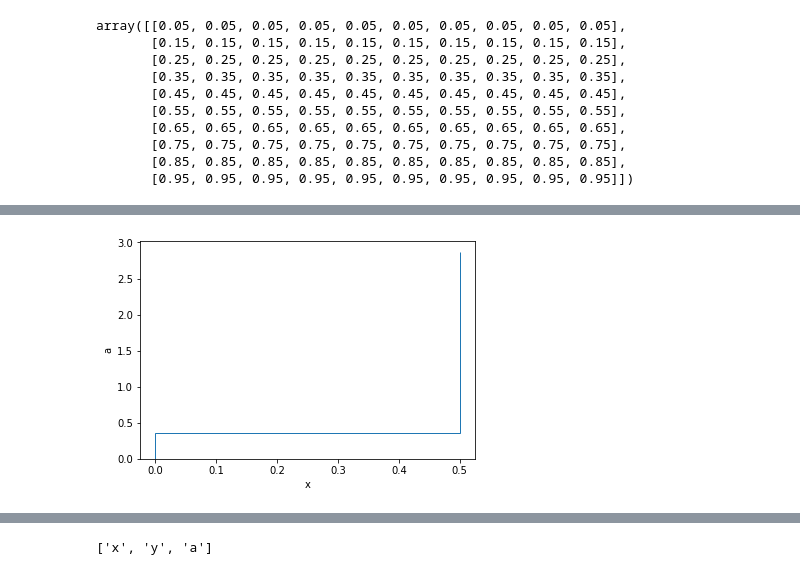
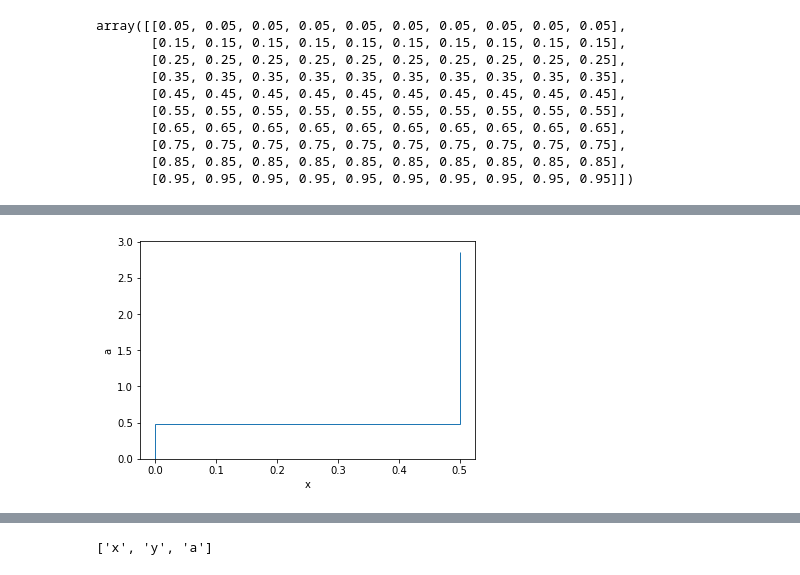
Before and after one commit to philippeller/dama, a Jupyter notebook: notebooks/histo_functions.ipynb, the cells around one changed output, grey strips where cells are left out. Saved outputs shown, nothing was run; the diff lists cells and outputs as text; code cells hidden in the pictures.

```diff
--- a/notebooks/histo_functions.ipynb
+++ b/notebooks/histo_functions.ipynb
@@ -289,9 +289,9 @@ g.plot('c')
 # %%
 grid = pn.grid.Grid(x=[0., 0.5,np.inf], y=10)
 # %%
-p.histogram('a', method='mean')(grid).histogram('a')('x').plot()
+p.binned('a', method='mean')(grid).histogram('a')('x').plot()
 # %% [output]
-[figure, old version]
+[figure, new version]
 # %%
 p[p['x'] < 1].histogram()
 # %% [output]
```
Also changed, not shown: parts of 30 cells of this notebook, 2 other files.
